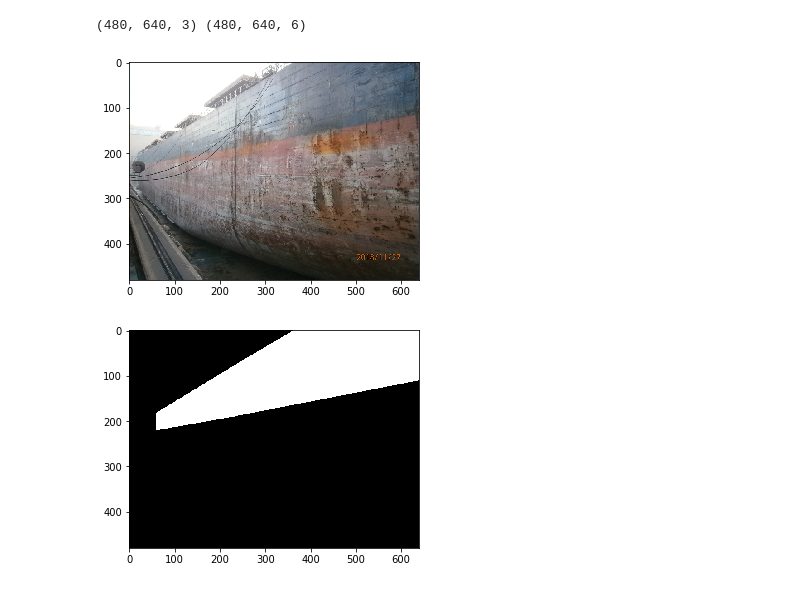
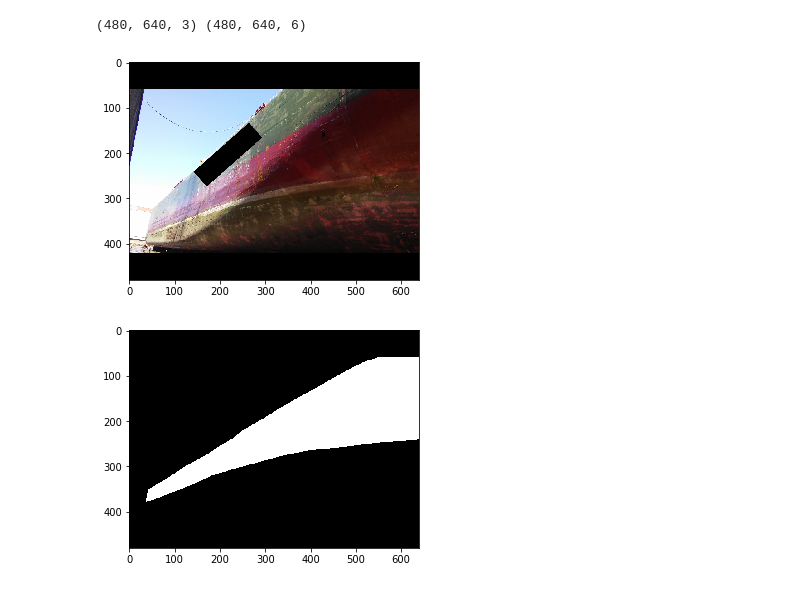
Before and after one commit to liyu10000/PPG, a Jupyter notebook: python/check_label.ipynb, the cells around one changed output. Drawn from its saved outputs; the diff is of its cells as text; code cells hidden in the pictures.

```diff
--- a/python/check_label.ipynb
+++ b/python/check_label.ipynb
@@ -113,7 +113,7 @@ image_dir = "../data/labeled/images"
 label_dir = "../data/labeled/labels"
 label_dict = get_label_dict(image_dir, label_dir)
 class_index = {'STBD TS':0, 'STBD BT':1, 'STBD VS': 2, 'PS TS':3, 'PS BT':4, 'PS VS':5}
-name = 'V4 23HR'
+name = 'V10 52HR'
 
 img = cv2.imread(os.path.join(image_dir, name+'.png'))
 img, factor, pad = resize_with_pad(img)
@@ -126,9 +126,9 @@ img = cv2.cvtColor(img, cv2.COLOR_BGR2RGB)
 plt.imshow(img)
 plt.show()
 # %% [output]
-[figure, old version]
+[figure, new version]
 # %%
-plt.imshow(mask[:, :, 3], "gray")
+plt.imshow(mask[:, :, 1], "gray")
 plt.show()
 # %% [output]
-[figure, old version]
+[figure, new version]
```
